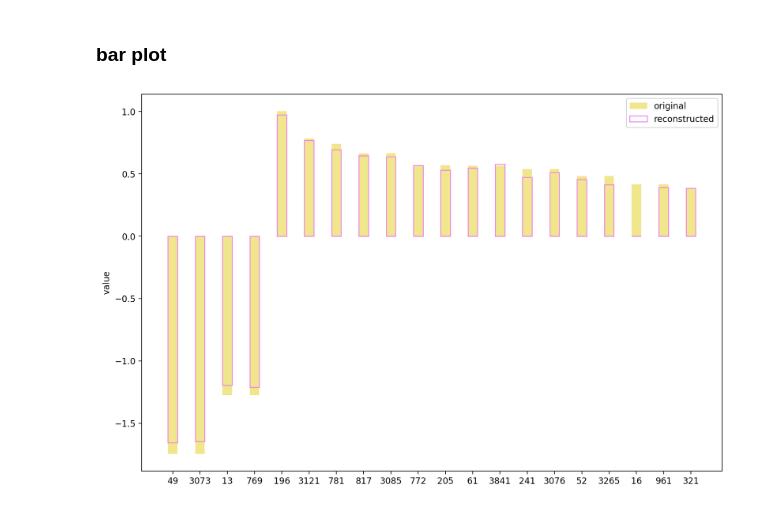
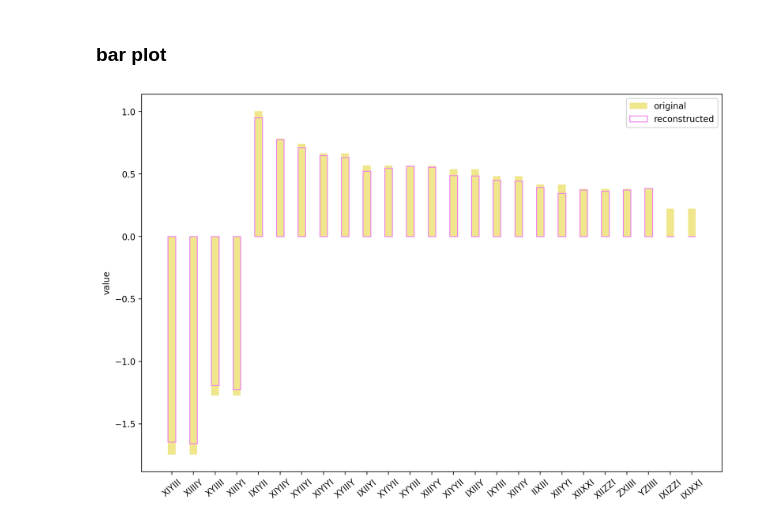
Before and after one commit to zyHan2077/HamiltonianLearning, a Jupyter notebook: plot/dataPresentation.ipynb, the cells around one changed output. Saved outputs shown, nothing was run; the diff lists cells and outputs as text; code cells hidden in the pictures.

```diff
--- a/plot/dataPresentation.ipynb
+++ b/plot/dataPresentation.ipynb
@@ -356,6 +356,14 @@ Dict(
 )
 # %% [markdown]
 ### bar plot
+# %%
+def num2PauliLabel(x, n):
+    label_map = {0: 'I', 1: 'X', 2: 'Z', 3: 'Y'}
+    outstr = ""
+    for i in range(n):
+        outstr += label_map[x%4]
+        x = x // 4
+    return outstr
 # %%
 noiseLevels = [
                "4",
@@ -371,22 +379,17 @@ for filename in filenames:
     errors.append(e)
     calls.append(c)
 # %%
+# load data from output json
 originalHam, reconstructedHam = 0, 0
 with open(filenames[0]) as f:
     data = json.load(f)
-    for case in data:
-        if type(case) == dict:
-            originalHam = case
-        else :
-#             calls.append(case[1] + case[2])
-#             errors.append(paramDis_pnorm(originalHam, case[0], 1))
-            reconstructedHam = case[0]
-            break
+    originalHam = data[0]
+    reconstructedHam = data[6][0]
 # %%
 getReVal = lambda x: reconstructedHam[x] if x in reconstructedHam else 0
 result = {k: (v1, getReVal(k)) for k, v1 in sorted(originalHam.items(), key=lambda item: abs(item[1]), reverse=True)}
 # %%
-topNum = 20
+topNum = 25
 labels = []
 v0 = []
 v1 = []
@@ -397,20 +400,21 @@ for k, v in list(result.items())[:topNum]:
 # %%
 x = np.arange(len(labels))
 width=0.35
 
 
 fig, ax = plt.subplots()
 rects1 = ax.bar(x, v0, width, label='original', color='khaki')
 rects2 = ax.bar(x, v1, width, label='reconstructed', edgecolor='violet', fill=False)
 
 # Add some text for labels, title and custom x-axis tick labels, etc.
 ax.set_ylabel('value')
 # ax.set_title('Scores by group and gender')
 ax.set_xticks(x)
-ax.set_xticklabels(labels)
+ax.tick_params(axis='x', rotation=40)
+ax.set_xticklabels([num2PauliLabel(int(i), 6) for i in labels])
 ax.legend()
 
 plt.savefig("LiH4_top_20_terms_barplot.svg", format="svg")
 plt.show()
 # %% [output]
-[figure, old version]
+[figure, new version]
```
Also changed, not shown: parts of 2 cells of this notebook, 7 other files.
